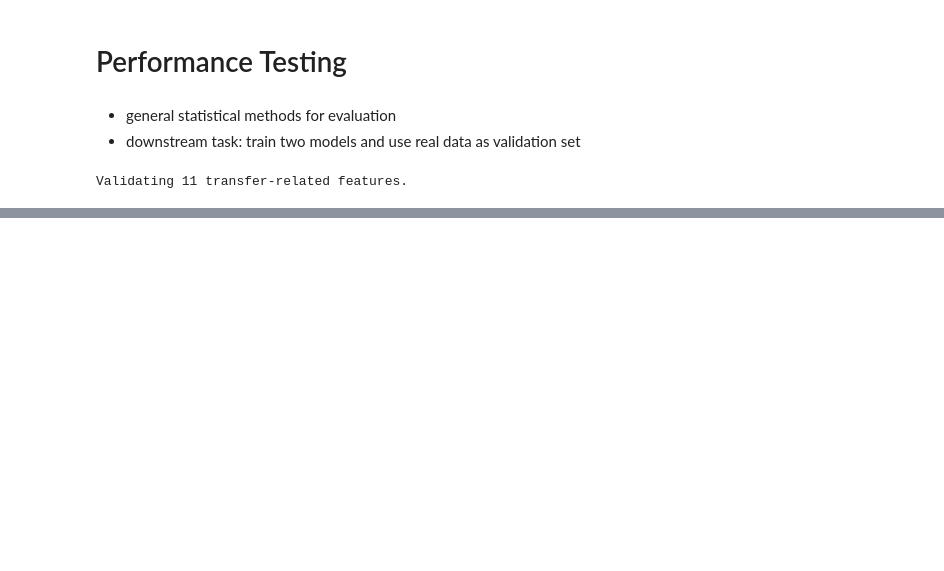
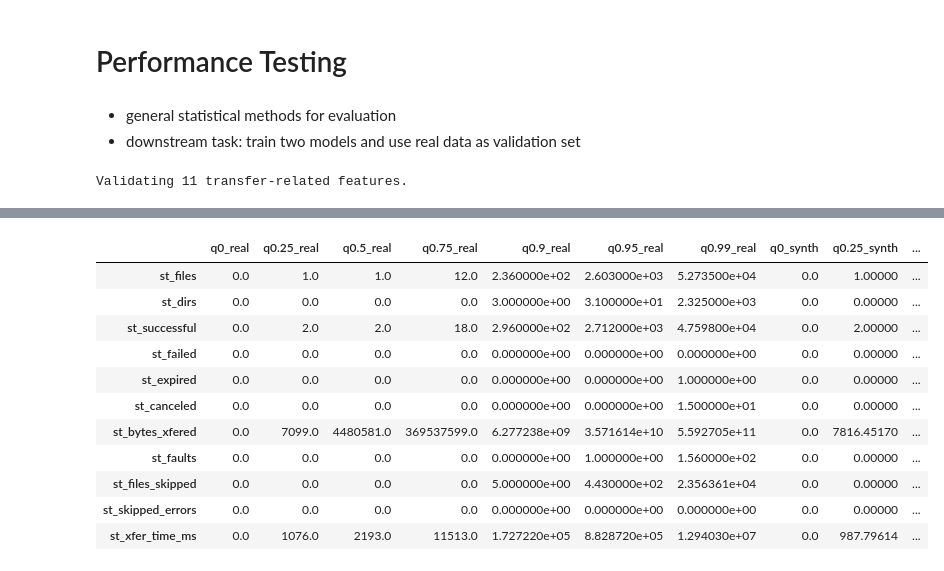
Before and after one commit to psh0078/gmm-synth-transfer, a Jupyter notebook: perf/perf.ipynb, the cells around one changed output, grey strips where cells are left out. Drawn from its saved outputs; the diff is of its cells as text; code cells hidden in the pictures; blank space fills up the shorter version.

```diff
--- a/perf/perf.ipynb
+++ b/perf/perf.ipynb
@@ -40,11 +47,26 @@ Validating 11 transfer-related features.
 # %%
-stats_real = real.describe().T[['mean', 'std', 'min', 'max']]
-stats_synth = synth.describe().T[['mean', 'std', 'min', 'max']]
-summary = pd.concat(
+stats_cols = ['mean', 'std', 'min', 'max']
+quantile_levels = [0.0, 0.25, 0.5, 0.75, 0.90, 0.95, 0.99]
+
+# Descriptive stats table
+stats_real = real.describe().T[stats_cols]
+stats_synth = synth.describe().T[stats_cols]
+
+stats_table = pd.concat(
     [stats_real.add_suffix('_real'), stats_synth.add_suffix('_synth')],
-    axis=1
+    axis=1,
 )
-print("After Calibration & Before Clipping")
-print("Descriptive statistics (real vs synthetic):")
-print(summary)
+
+# Quantiles table
+real_q = real.quantile(quantile_levels).T
+synth_q = synth.quantile(quantile_levels).T
+real_q = real_q.rename(columns={q: f"q{q:g}" for q in quantile_levels})
+synth_q = synth_q.rename(columns={q: f"q{q:g}" for q in quantile_levels})
+
+quantile_table = pd.concat(
+    [real_q.add_suffix('_real'), synth_q.add_suffix('_synth')],
+    axis=1,
+)
+
+stats_table, quantile_table
 # %% [output]
@@ -67,0 +105,15 @@ st_xfer_time_ms    4.293209e+06  1.702031e+10        0.0  1.087356e+14
+# %%
+quantile_table
+# %% [output]
+|  | q0_real | q0.25_real | q0.5_real | q0.75_real | q0.9_real | q0.95_real | q0.99_real | q0_synth | q0.25_synth | ... |
+| st_files | 0.0 | 1.0 | 1.0 | 12.0 | 2.360000e+02 | 2.603000e+03 | 5.273500e+04 | 0.0 | 1.00000 | ... |
+| st_dirs | 0.0 | 0.0 | 0.0 | 0.0 | 3.000000e+00 | 3.100000e+01 | 2.325000e+03 | 0.0 | 0.00000 | ... |
+| st_successful | 0.0 | 2.0 | 2.0 | 18.0 | 2.960000e+02 | 2.712000e+03 | 4.759800e+04 | 0.0 | 2.00000 | ... |
+| st_failed | 0.0 | 0.0 | 0.0 | 0.0 | 0.000000e+00 | 0.000000e+00 | 0.000000e+00 | 0.0 | 0.00000 | ... |
+| st_expired | 0.0 | 0.0 | 0.0 | 0.0 | 0.000000e+00 | 0.000000e+00 | 1.000000e+00 | 0.0 | 0.00000 | ... |
+| st_canceled | 0.0 | 0.0 | 0.0 | 0.0 | 0.000000e+00 | 0.000000e+00 | 1.500000e+01 | 0.0 | 0.00000 | ... |
+| st_bytes_xfered | 0.0 | 7099.0 | 4480581.0 | 369537599.0 | 6.277238e+09 | 3.571614e+10 | 5.592705e+11 | 0.0 | 7816.45170 | ... |
+| st_faults | 0.0 | 0.0 | 0.0 | 0.0 | 0.000000e+00 | 1.000000e+00 | 1.560000e+02 | 0.0 | 0.00000 | ... |
+| st_files_skipped | 0.0 | 0.0 | 0.0 | 0.0 | 5.000000e+00 | 4.430000e+02 | 2.356361e+04 | 0.0 | 0.00000 | ... |
+| st_skipped_errors | 0.0 | 0.0 | 0.0 | 0.0 | 0.000000e+00 | 0.000000e+00 | 0.000000e+00 | 0.0 | 0.00000 | ... |
+| st_xfer_time_ms | 0.0 | 1076.0 | 2193.0 | 11513.0 | 1.727220e+05 | 8.828720e+05 | 1.294030e+07 | 0.0 | 987.79614 | ... |
```
Also changed, not shown: parts of 20 cells of this notebook, 6 other files.
